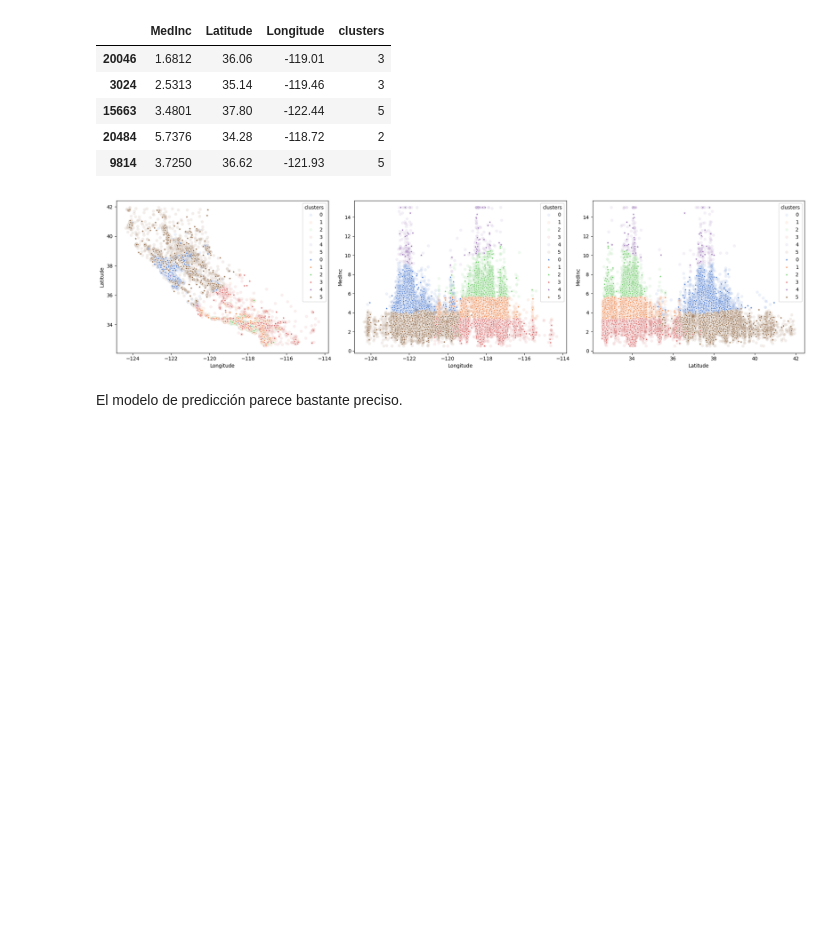
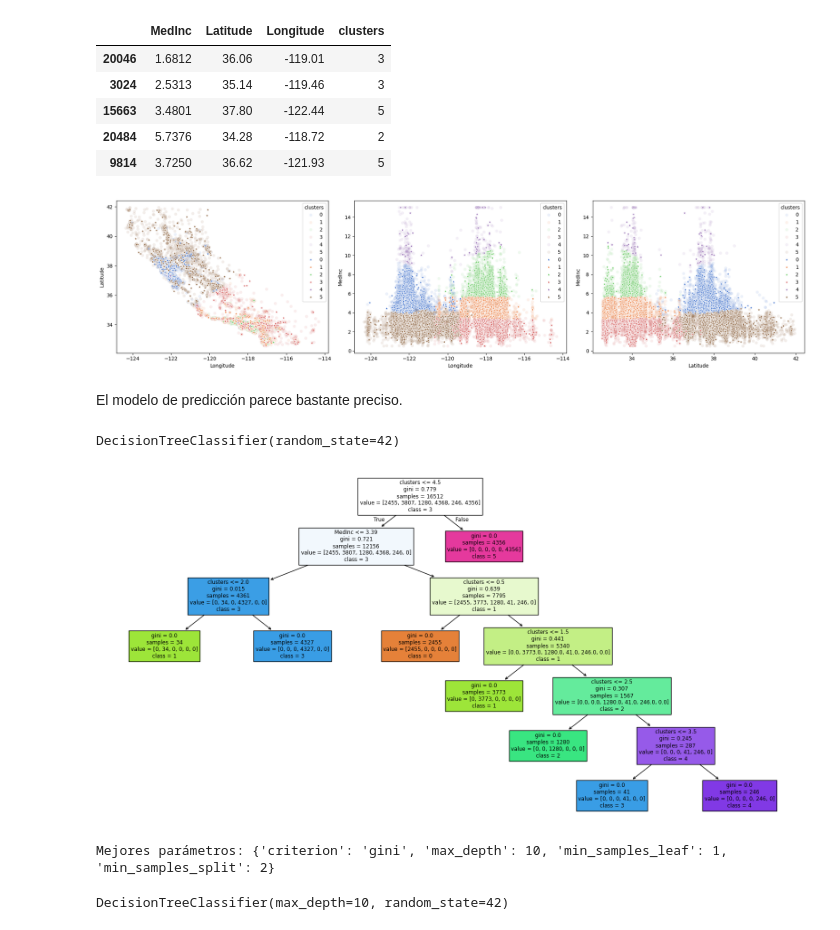
Before and after one commit to pdeleonsoria/Kmeans, a Jupyter notebook: src/explore.ipynb, the cells around one changed output. Saved outputs shown, nothing was run; the diff lists cells and outputs as text; code cells hidden in the pictures; blank space fills up the shorter version.

```diff
--- a/src/explore.ipynb
+++ b/src/explore.ipynb
@@ -123,3 +130,33 @@ plt.show()
 [figure]
 # %% [markdown]
 El modelo de predicción parece bastante preciso.
+# %%
+#IMPLEMENTACION DE ARBOL DE DECISIÓN PARA CLASIFICAR SEGÚN CLUSTER
+modelo = DecisionTreeClassifier(random_state = 42)
+modelo.fit(X_train, y_train)
+# %% [output]
+DecisionTreeClassifier(random_state=42)
+# %%
+fig = plt.figure(figsize=(20,10))
+
+tree.plot_tree(modelo, feature_names = X_train.columns, class_names = ["0", "1", "2", "3", "4", "5"], filled = True)
+
+plt.show()
+# %% [output]
+[figure, added]
+# %%
+param_grid = {"criterion": ["gini", "entropy"],"max_depth": [3, 5, 10, None],"min_samples_split": [2, 5, 10],"min_samples_leaf": [1, 2, 4]}
+
+
+grid_search = GridSearchCV(estimator=DecisionTreeClassifier(), param_grid=param_grid, cv=10)
+grid_search.fit(X_train, y_train)
+
+print("Mejores parámetros:", grid_search.best_params_)
+# %% [output]
+Mejores parámetros: {'criterion': 'gini', 'max_depth': 10, 'min_samples_leaf': 1, 'min_samples_split': 2}
+# %%
+#OPTIMIZACIÓN
+modelo_opti= DecisionTreeClassifier(criterion = "gini", max_depth = 10, min_samples_leaf = 1, min_samples_split = 2, random_state = 42)
+modelo_opti.fit(X_train, y_train)
+# %% [output]
+DecisionTreeClassifier(max_depth=10, random_state=42)
```
Also changed, not shown: parts of 6 cells of this notebook, 1 other file.
